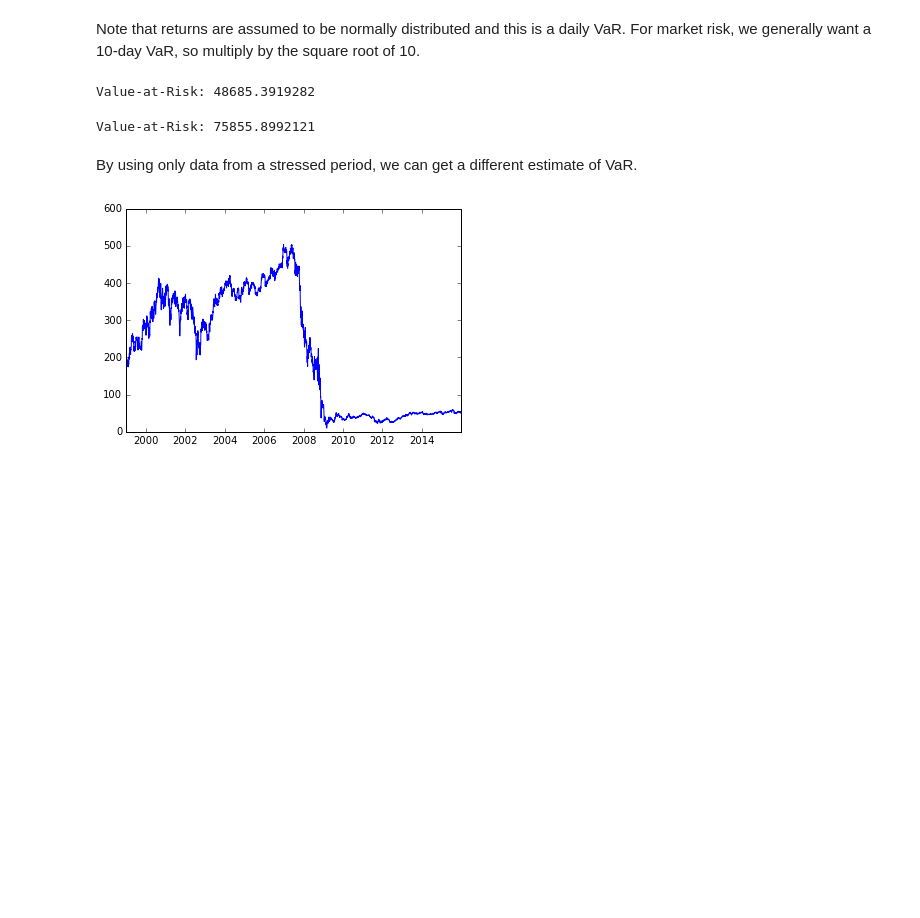
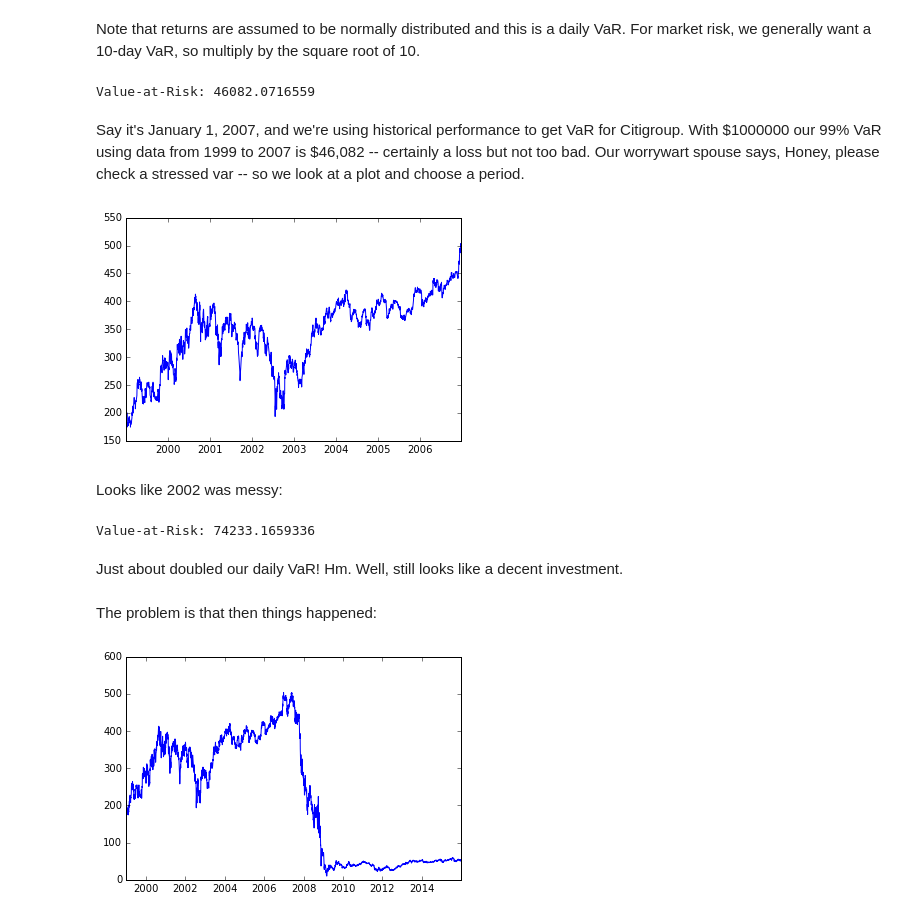
Before and after one commit to kaitai/stress-testing-with-jupyter, a Jupyter notebook: Playing with financial data and Python 3.ipynb, the cells around one changed output. Saved outputs shown, nothing was run; the diff lists cells and outputs as text; code cells hidden in the pictures; blank space fills up the shorter version.

```diff
--- a/Playing with financial data and Python 3.ipynb
+++ b/Playing with financial data and Python 3.ipynb
@@ -380,23 +380,33 @@ def var_cov_var(P, c, mu, sigma):
 
 P = 1e6   # 1,000,000 USD
 c = 0.99  # 99% confidence interval
-mu = np.mean(citi['Log_ret']['1999-01-01':'2006-01-01'])
-sigma = np.std(citi['Log_ret']['1999-01-01':'2006-01-01'])
+mu = np.mean(citi['Log_ret']['1999-01-01':'2007-01-01'])
+sigma = np.std(citi['Log_ret']['1999-01-01':'2007-01-01'])
 
 var = var_cov_var(P, c, mu, sigma)
 print("Value-at-Risk:", var)
 # %% [output]
-Value-at-Risk: 48685.3919282
+Value-at-Risk: 46082.0716559
+# %% [markdown]
+Say it's January 1, 2007, and we're using historical performance to get VaR for Citigroup. With \$1000000 our 99% VaR using data from 1999 to 2007 is \$46,082 -- certainly a loss but not too bad. Our worrywart spouse says, Honey, please check a stressed var -- so we look at a plot and choose a period.
+# %%
+plt.plot(citi['Adj Close']['1999-01-01':'2007-01-01']);
+# %% [output]
+[figure, added]
+# %% [markdown]
+Looks like 2002 was messy:
 # %%
-mu = np.mean(citi['Log_ret'])
-sigma = np.std(citi['Log_ret'])
+mu = np.mean(citi['Log_ret']['2002-01-01':'2002-10-01'])
+sigma = np.std(citi['Log_ret']['2002-01-01':'2002-10-01'])
 
 var = var_cov_var(P, c, mu, sigma)
 print("Value-at-Risk:", var)
 # %% [output]
-Value-at-Risk: 75855.8992121
+Value-at-Risk: 74233.1659336
-# %% [markdown]
-By using only data from a stressed period, we can get a different estimate of VaR.
+# %% [markdown]
+Just about doubled our daily VaR! Hm. Well, still looks like a decent investment.
+# %% [markdown]
+The problem is that then things happened:
 # %%
 plt.plot(citi['Adj Close']);
 # %% [output]
```
Also changed, not shown: parts of 3 cells of this notebook.
